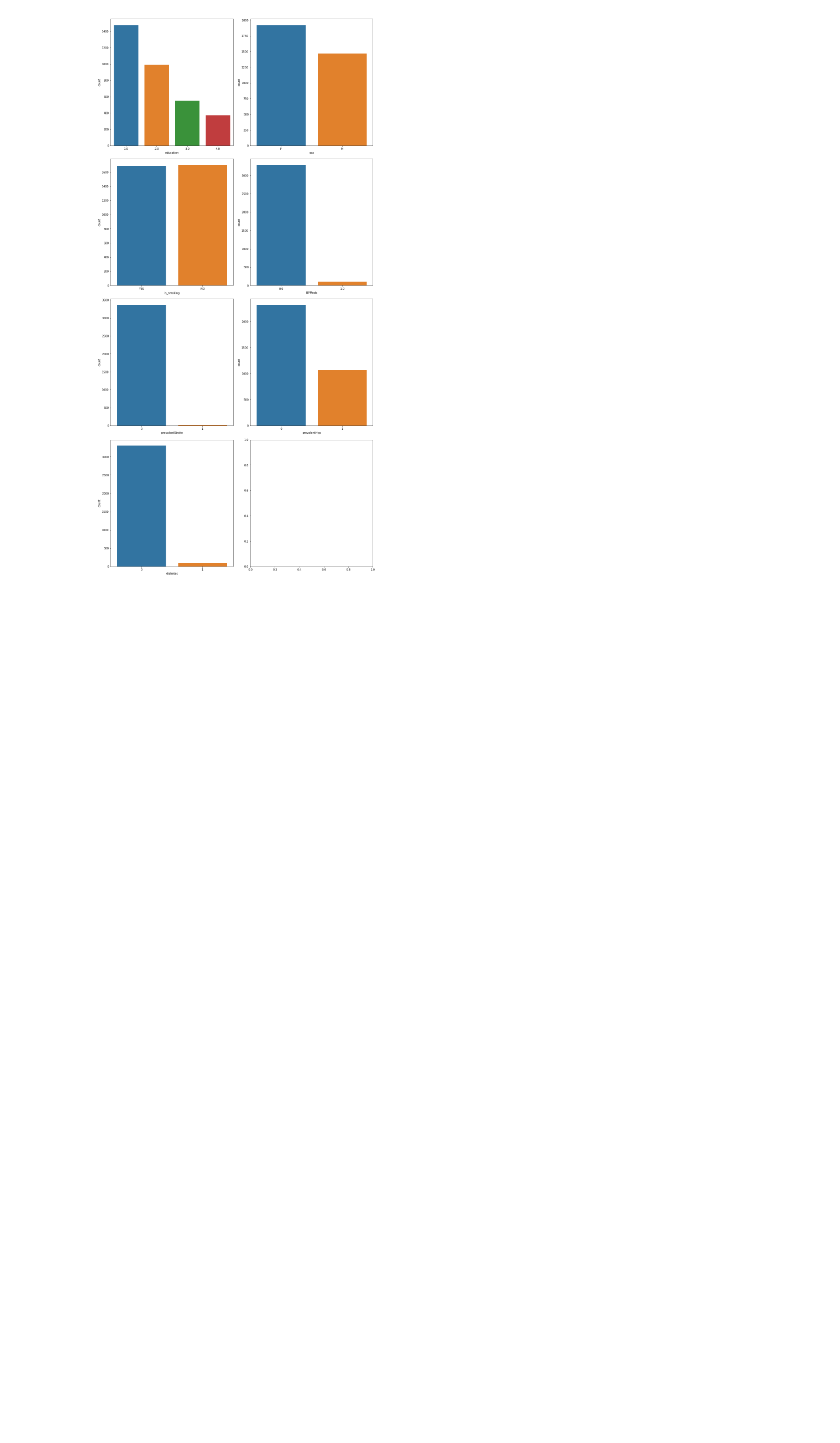
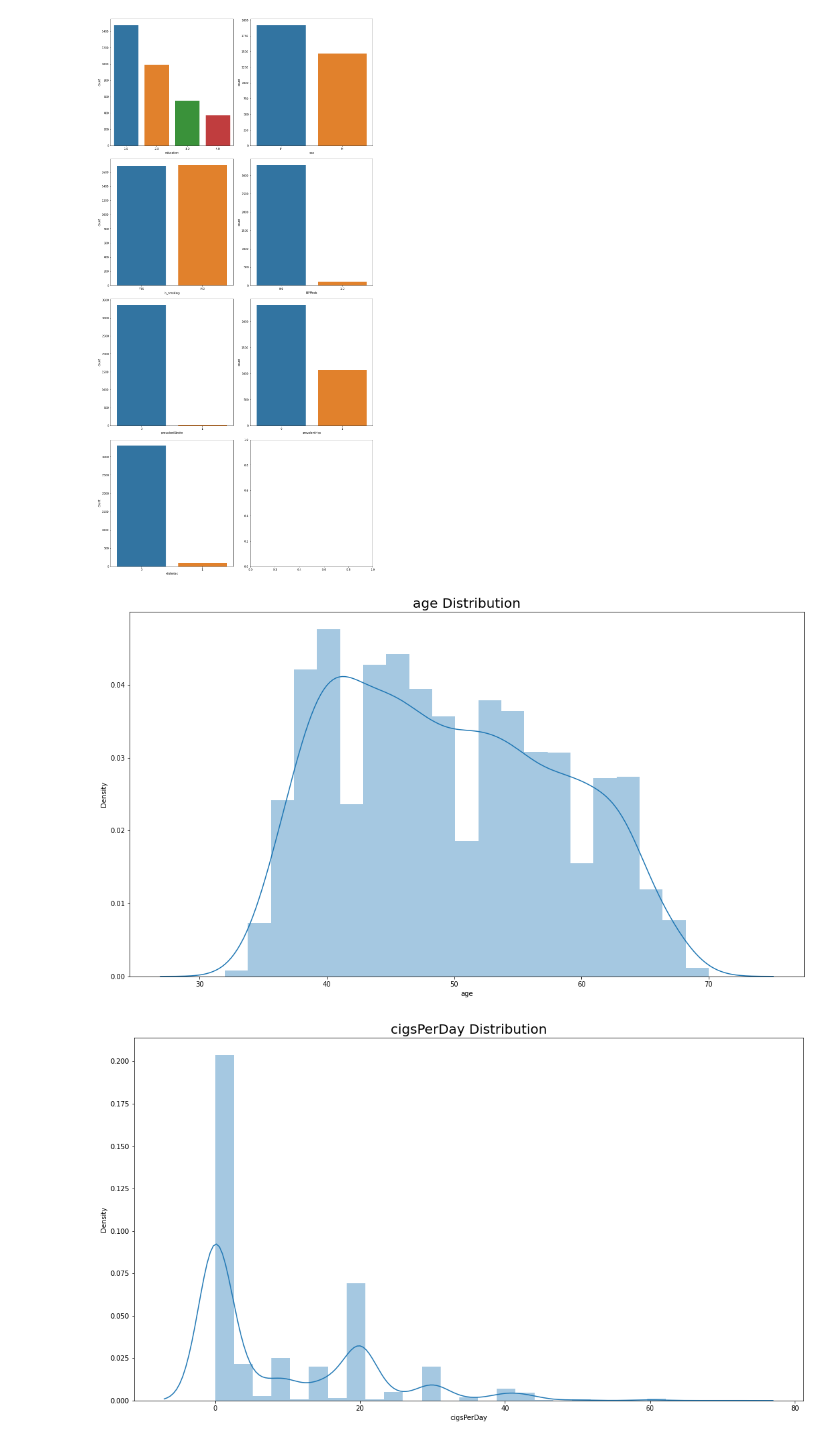
Before and after one commit to KirteshVerma/Cardiovascular_Risk_Prediction, a Jupyter notebook: kirtesh_Cardio_Risk_Prediction.ipynb, the cells around one changed output. Saved outputs shown, nothing was run; the diff lists cells and outputs as text; code cells hidden in the pictures; blank space fills up the shorter version.

```diff
--- a/kirtesh_Cardio_Risk_Prediction.ipynb
+++ b/kirtesh_Cardio_Risk_Prediction.ipynb
@@ -170,3 +170,13 @@ for i, var in enumerate(categorical_columns):
     plot = sns.countplot(x=var, data=df, ax=axs[row][pos])
 # %% [output]
 [figure]
+# %%
+
+for feature in numerical_columns:
+    plt.figure(figsize=(18, 10), facecolor='w')
+    sns.distplot(df[feature])
+    plt.title('{} Distribution'.format(feature), fontsize=20)
+    plt.show()
+# %% [output]
+[figure, added]
+[figure, added]
```
Also changed, not shown: parts of 17 cells of this notebook.
